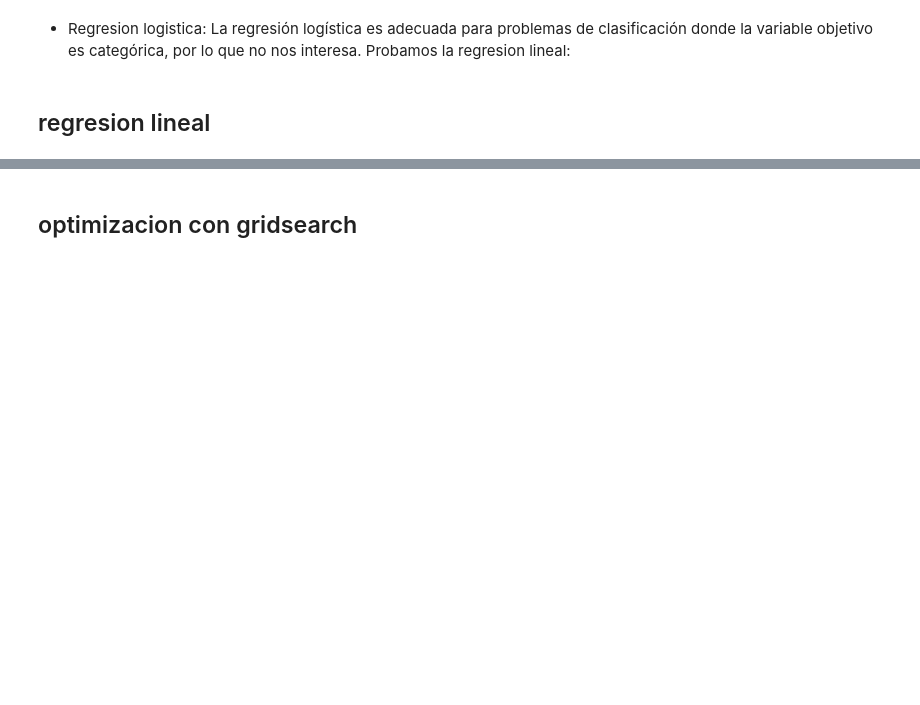
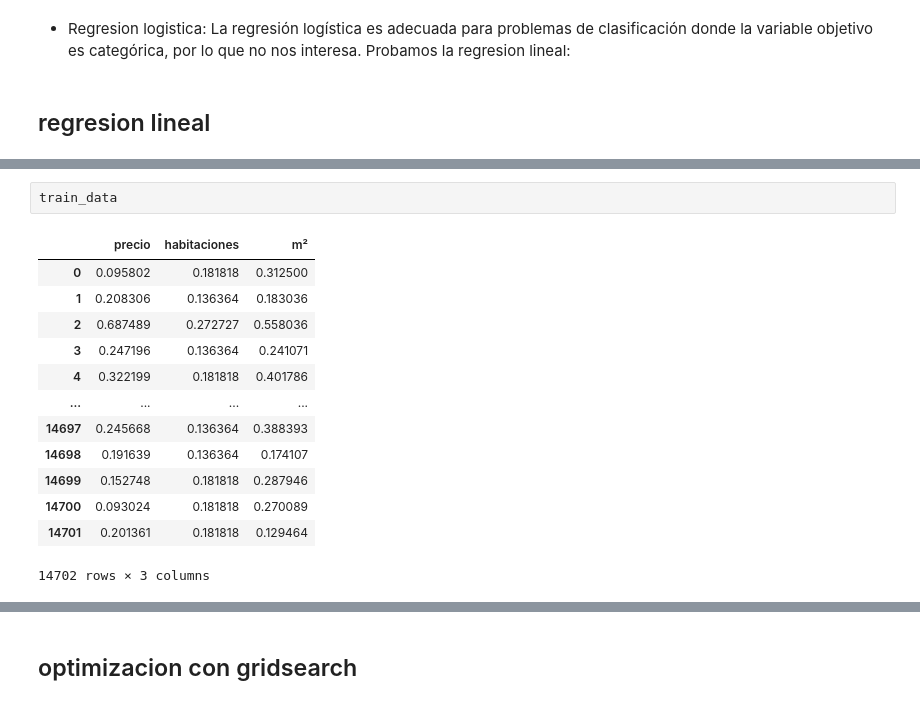
Before and after one commit to 4GeeksAcademy/028-PROYECTO_FINAL_VIVIENDAS-main-4geeks, a Jupyter notebook: src/models.ipynb, the cells around one changed output, grey strips where cells are left out. Saved outputs shown, nothing was run; the diff lists cells and outputs as text; blank space fills up the shorter version.

```diff
--- a/src/models.ipynb
+++ b/src/models.ipynb
@@ -70 +70,17 @@ Error cuadrático medio: 0.0420305308513044
 Coeficiente de determinación (R2): 0.07096588771311096
+# %%
+train_data
+# %% [output]
+|  | precio | habitaciones | m² |
+| 0 | 0.095802 | 0.181818 | 0.312500 |
+| 1 | 0.208306 | 0.136364 | 0.183036 |
+| 2 | 0.687489 | 0.272727 | 0.558036 |
+| 3 | 0.247196 | 0.136364 | 0.241071 |
+| 4 | 0.322199 | 0.181818 | 0.401786 |
+| ... | ... | ... | ... |
+| 14697 | 0.245668 | 0.136364 | 0.388393 |
+| 14698 | 0.191639 | 0.136364 | 0.174107 |
+| 14699 | 0.152748 | 0.181818 | 0.287946 |
+| 14700 | 0.093024 | 0.181818 | 0.270089 |
+| 14701 | 0.201361 | 0.181818 | 0.129464 |
+14702 rows × 3 columns
```
Also changed, not shown: parts of 13 cells of this notebook, 1 other file.
